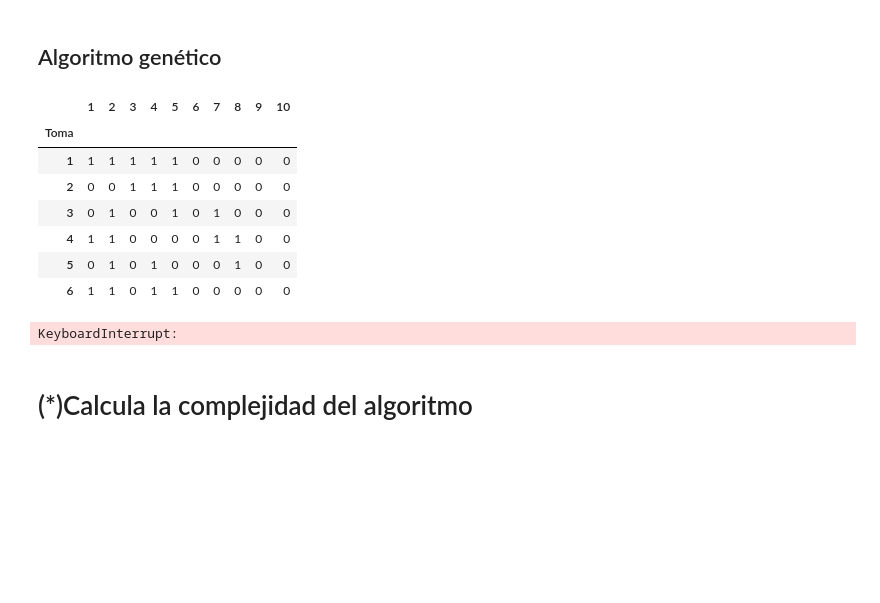
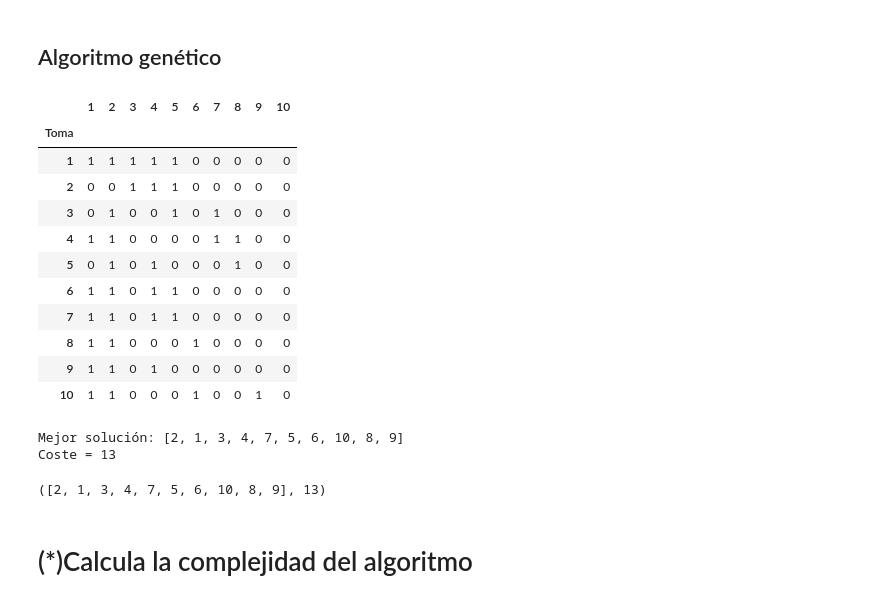
Before and after one commit to osoria80/03MIAR-Algoritmos-de-optimizacion, a Jupyter notebook: Proyecto/Proyecto.ipynb, the cells around one changed output. Cells and saved outputs as stored; diff of their text form; code cells hidden in the pictures; blank space fills up the shorter version.

Commit message:
Mejora optimización costes

```diff
--- a/Proyecto/Proyecto.ipynb
+++ b/Proyecto/Proyecto.ipynb
@@ -416,21 +416,27 @@ def algoritmo_genetico():
   return mejor_global, mejor_coste_global
 # %%
 #Utilizamos un dataset más pequeño para hacer comprobaciones
-df=df_ini.iloc[:6,:10]
+df=df_ini.iloc[:10,:10]
 display(df)
 
 #Ejecutamos el algoritmo
 algoritmo_genetico()
 # %% [output]
 |  | 1 | 2 | 3 | 4 | 5 | 6 | 7 | 8 | 9 | 10 |
 | Toma |  |  |  |  |  |  |  |  |  |  |
 | 1 | 1 | 1 | 1 | 1 | 1 | 0 | 0 | 0 | 0 | 0 |
 | 2 | 0 | 0 | 1 | 1 | 1 | 0 | 0 | 0 | 0 | 0 |
 | 3 | 0 | 1 | 0 | 0 | 1 | 0 | 1 | 0 | 0 | 0 |
 | 4 | 1 | 1 | 0 | 0 | 0 | 0 | 1 | 1 | 0 | 0 |
 | 5 | 0 | 1 | 0 | 1 | 0 | 0 | 0 | 1 | 0 | 0 |
 | 6 | 1 | 1 | 0 | 1 | 1 | 0 | 0 | 0 | 0 | 0 |
+| 7 | 1 | 1 | 0 | 1 | 1 | 0 | 0 | 0 | 0 | 0 |
+| 8 | 1 | 1 | 0 | 0 | 0 | 1 | 0 | 0 | 0 | 0 |
+| 9 | 1 | 1 | 0 | 1 | 0 | 0 | 0 | 0 | 0 | 0 |
+| 10 | 1 | 1 | 0 | 0 | 0 | 1 | 0 | 0 | 1 | 0 |
-KeyboardInterrupt:
+Mejor solución: [2, 1, 3, 4, 7, 5, 6, 10, 8, 9]
+Coste = 13
+([2, 1, 3, 4, 7, 5, 6, 10, 8, 9], 13)
 # %% [markdown]
 # (*)Calcula la complejidad del algoritmo
 # %% [markdown]
```
Also changed, not shown: parts of 1 cell of this notebook.
